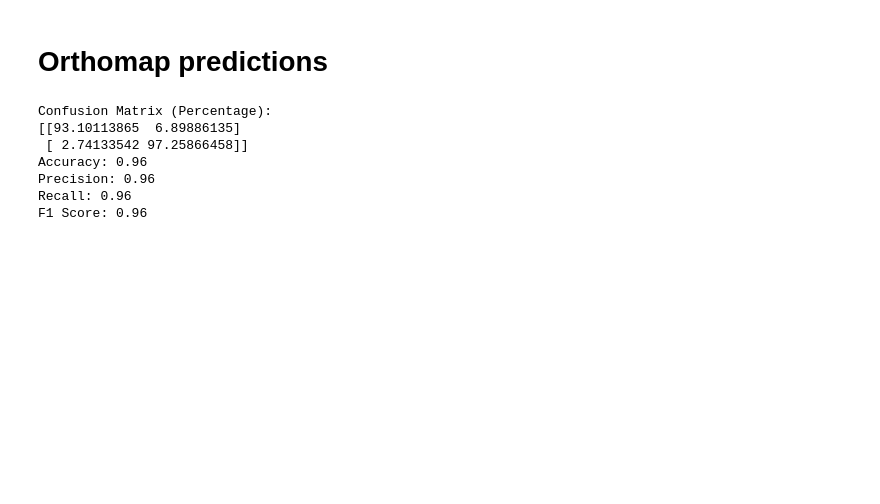
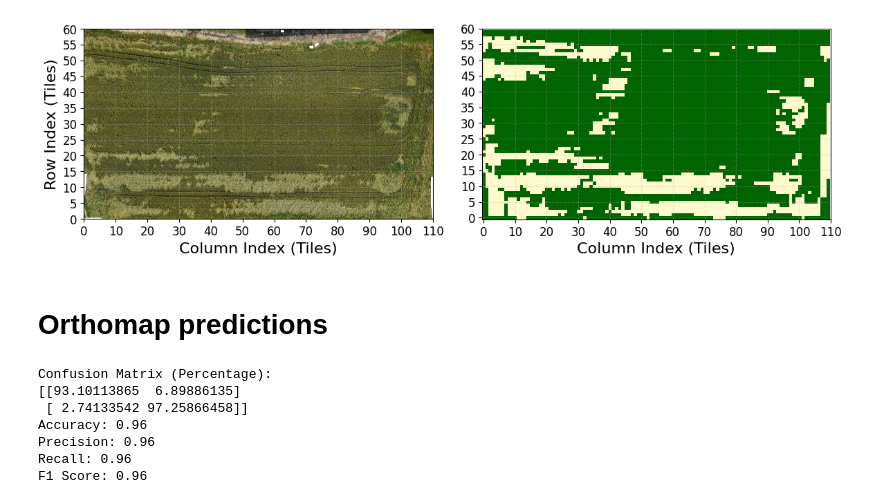
Before and after one commit to botastark/multi-horizon, a Jupyter notebook: src/gen_plots.ipynb, the cells around one changed output. Saved outputs shown, nothing was run; the diff lists cells and outputs as text; code cells hidden in the pictures; blank space fills up the shorter version.

```diff
--- a/src/gen_plots.ipynb
+++ b/src/gen_plots.ipynb
@@ -50,2 +205,83 @@ all_data = WheatOthomapDataset(dataset_path, annotation_path, tile_ortomappixel_
+# %%
+# Load orthomap as img
+
+dataset = gdal.Open(dataset_path)
+
+band1 = dataset.GetRasterBand(1)  # Red channel
+band2 = dataset.GetRasterBand(2)  # Green channel
+band3 = dataset.GetRasterBand(3)  # Blue channel
+
+b1 = band1.ReadAsArray()
+b2 = band2.ReadAsArray()
+b3 = band3.ReadAsArray()
+img = np.dstack((b1, b2, b3))
+
+tile_pixel_matrix = parse_tile_file(tile_ortomappixel_path)
+# %%
+plt.figure(figsize=(12, 6))
+
+# Left: Raw Image
+plt.subplot(1, 2, 1)
+# Convert tile range to pixel range using provided function
+y_min, y_max = tile_pixel_matrix[3, 13][1][0], tile_pixel_matrix[112, 72][1][1]
+x_min, x_max = tile_pixel_matrix[3, 13][0][0], tile_pixel_matrix[112, 72][0][1]
+cropped_img = img[x_min:x_max, y_min:y_max]
+cropped_img = np.transpose(cropped_img, (1, 0, 2))
+plt.imshow(cropped_img, aspect="equal")
+plt.xlabel("Column Index (Tiles)", fontsize=16)
+plt.ylabel("Row Index (Tiles)", fontsize=16)
+
+n_cols, n_rows = cropped_img.shape[:2]
+cols_ = range(0, 60)
+rows_ = range(0, 110)
+
+x_ticks_img = np.linspace(0, n_rows, len(rows_) + 1)[::10]
+y_ticks_img = np.linspace(0, n_cols, len(cols_) + 1)[::5]  #
+
+plt.xticks(ticks=x_ticks_img, labels=np.arange(0, len(rows_) + 1, 10), fontsize=12)
+plt.yticks(ticks=y_ticks_img, labels=np.arange(0, len(cols_) + 1, 5), fontsize=12)
+plt.gca().invert_yaxis()
+plt.grid(visible=True, linestyle="--", alpha=0.3)
+
+# Right: Annotation Matrix
+annotations_matrix_ = annotations_matrix.copy()
+annotations_matrix_[annotations_matrix == 10] = 1
+annotations_matrix_[annotations_matrix == 2] = 1
+annotations_cropped = np.flipud(
+    annotations_matrix_[3:113, 13:73].T
+)  # Transpose for rotation
+annotations_cropped = np.flip(annotations_cropped, axis=0)
+plt.subplot(1, 2, 2)
+cmap = mcolors.ListedColormap(["lemonchiffon", "darkgreen"])  # Define 2-color colormap
+
+im = plt.imshow(
+    annotations_cropped,
+    aspect="equal",
+    cmap=cmap,  # Change to 'Set1' for category contrast
+    origin="lower",
+    interpolation="nearest",
+)
+
+plt.xlabel("Column Index (Tiles)", fontsize=16)
+plt.gca().set_ylabel("")
+#  plt.ylabel("Row Index", fontsize=16)
+
+plt.xticks(
+    ticks=np.arange(0, len(rows) + 1, 10), labels=np.arange(0, 111, 10), fontsize=12
+)
+plt.yticks(
+    ticks=np.arange(0, len(cols) + 1, 5), labels=np.arange(0, 61, 5), fontsize=12
+)
+plt.grid(visible=True, linestyle="--", alpha=0.3)
+
+plt.tight_layout()
+plt.savefig(
+    os.path.join(proj_dir, "plots", "ortomap_highres.png"),
+    dpi=600,
+    bbox_inches="tight",
+)
+plt.show()
+# %% [output]
+[figure, added]
 # %% [markdown]
 # Orthomap predictions
```
Also changed, not shown: parts of 15 cells of this notebook, 21 other files.
